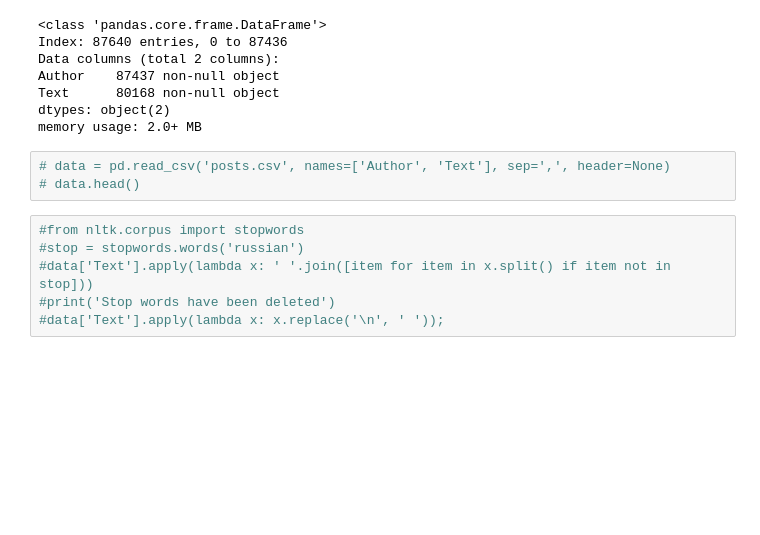
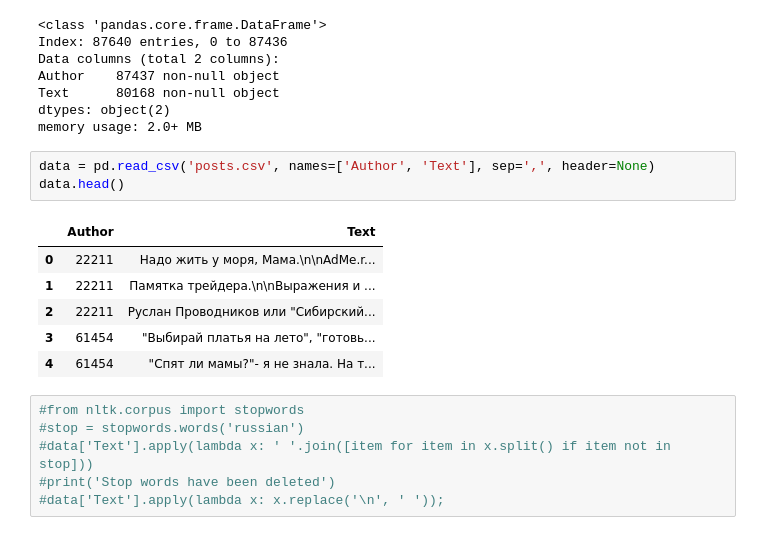
Before and after one commit to XATTABrus/DeterminationOfAuthors, a Jupyter notebook: DetectedAuthorVK.ipynb, the cells around one changed output. Saved outputs shown, nothing was run; the diff lists cells and outputs as text; blank space fills up the shorter version.

```diff
--- a/DetectedAuthorVK.ipynb
+++ b/DetectedAuthorVK.ipynb
@@ -63,8 +63,15 @@ Text      80168 non-null object
 dtypes: object(2)
 memory usage: 2.0+ MB
 # %%
-# data = pd.read_csv('posts.csv', names=['Author', 'Text'], sep=',', header=None)
-# data.head()
+data = pd.read_csv('posts.csv', names=['Author', 'Text'], sep=',', header=None)
+data.head()
+# %% [output]
+|  | Author | Text |
+| 0 | 22211 | Надо жить у моря, Мама.\n\nAdMe.r... |
+| 1 | 22211 | Памятка трейдера.\n\nВыражения и ... |
+| 2 | 22211 | Руслан Проводников или "Сибирский... |
+| 3 | 61454 | "Выбирай платья на лето", "готовь... |
+| 4 | 61454 | "Спят ли мамы?"- я не знала. На т... |
 # %%
 #from nltk.corpus import stopwords
 #stop = stopwords.words('russian')
```
Also changed, not shown: parts of 13 cells of this notebook.
